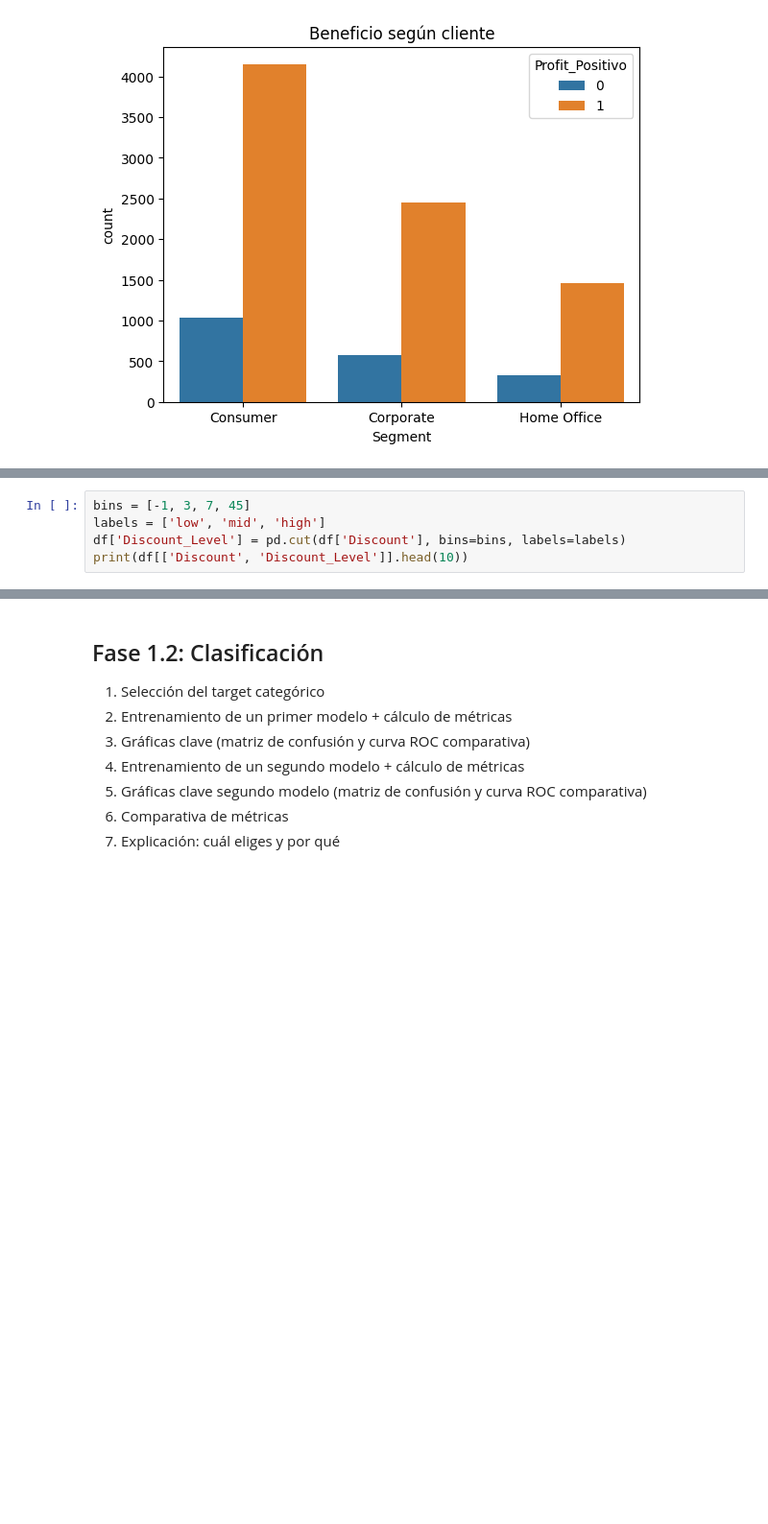
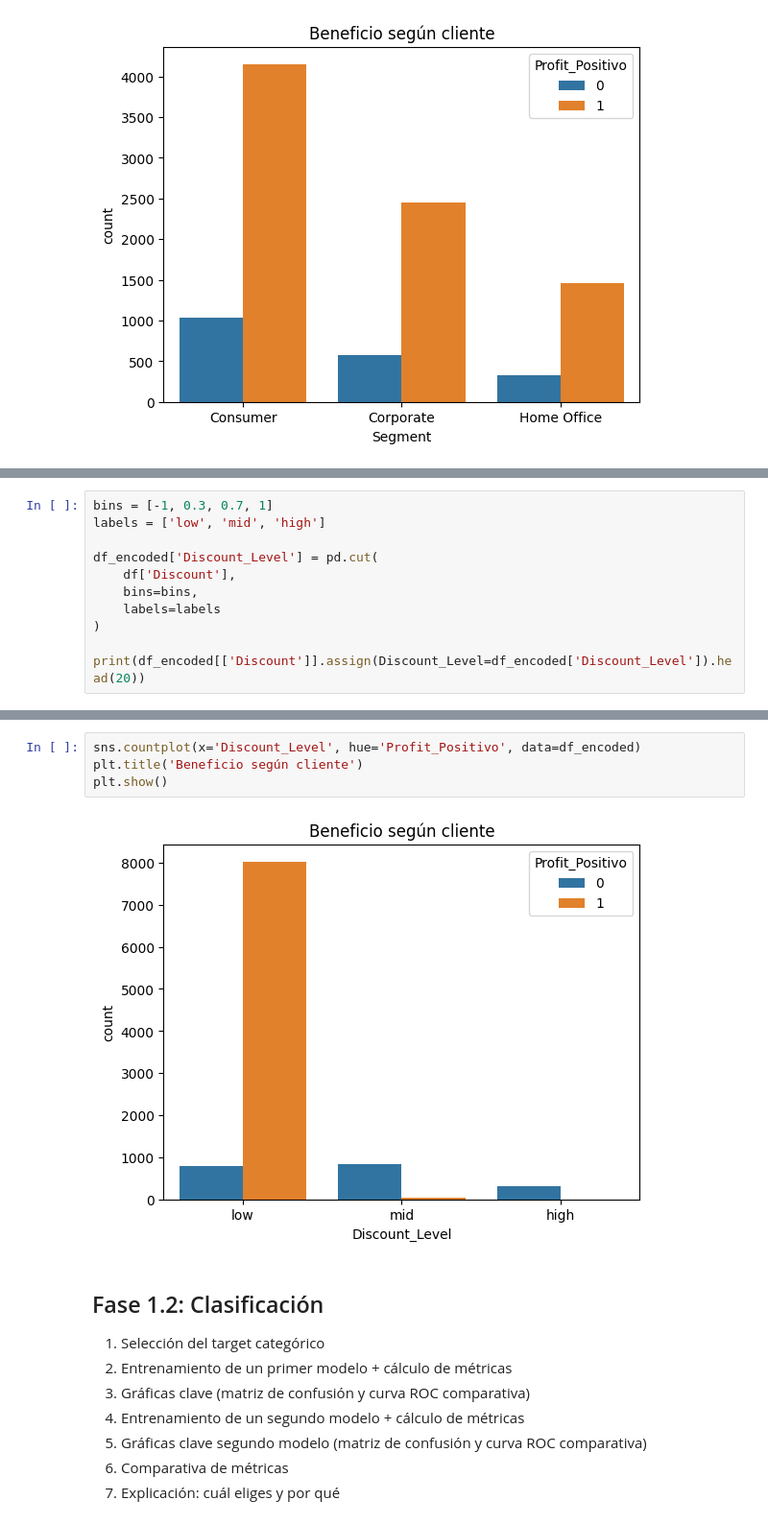
Before and after one commit to ignacastiguti/Repositorio, a Jupyter notebook: [00] - Workshops/Workshop_ML_PartTime.ipynb, the cells around one changed output, grey strips where cells are left out. Shown at 96% size. Drawn from its saved outputs; the diff is of its cells as text; blank space fills up the shorter version.

```diff
--- a/[00] - Workshops/Workshop_ML_PartTime.ipynb
+++ b/[00] - Workshops/Workshop_ML_PartTime.ipynb
@@ -254,6 +264,12 @@ plt.show()
 # %%
-bins = [-1, 3, 7, 45]
+bins = [-1, 0.3, 0.7, 1]
 labels = ['low', 'mid', 'high']
-df['Discount_Level'] = pd.cut(df['Discount'], bins=bins, labels=labels)
-print(df[['Discount', 'Discount_Level']].head(10))
+
+df_encoded['Discount_Level'] = pd.cut(
+    df['Discount'],
+    bins=bins,
+    labels=labels
+)
+
+print(df_encoded[['Discount']].assign(Discount_Level=df_encoded['Discount_Level']).head(20))
 # %% [output]
@@ -271,3 +293,9 @@ print(df[['Discount', 'Discount_Level']].head(10))
+# %%
+sns.countplot(x='Discount_Level', hue='Profit_Positivo', data=df_encoded)
+plt.title('Beneficio según cliente')
+plt.show()
+# %% [output]
+[figure, added]
 # %% [markdown]
 ## Fase 1.2: Clasificación
 
```
Also changed, not shown: parts of 5 cells of this notebook.
